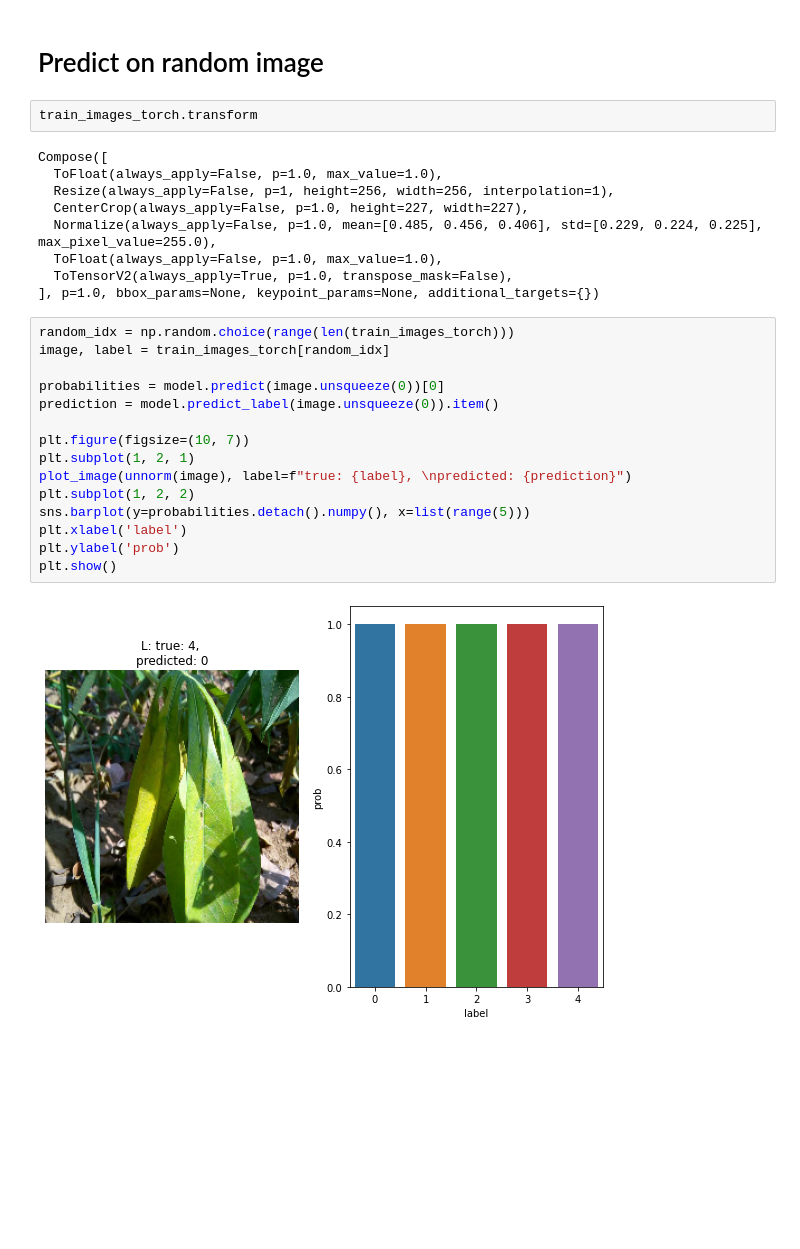
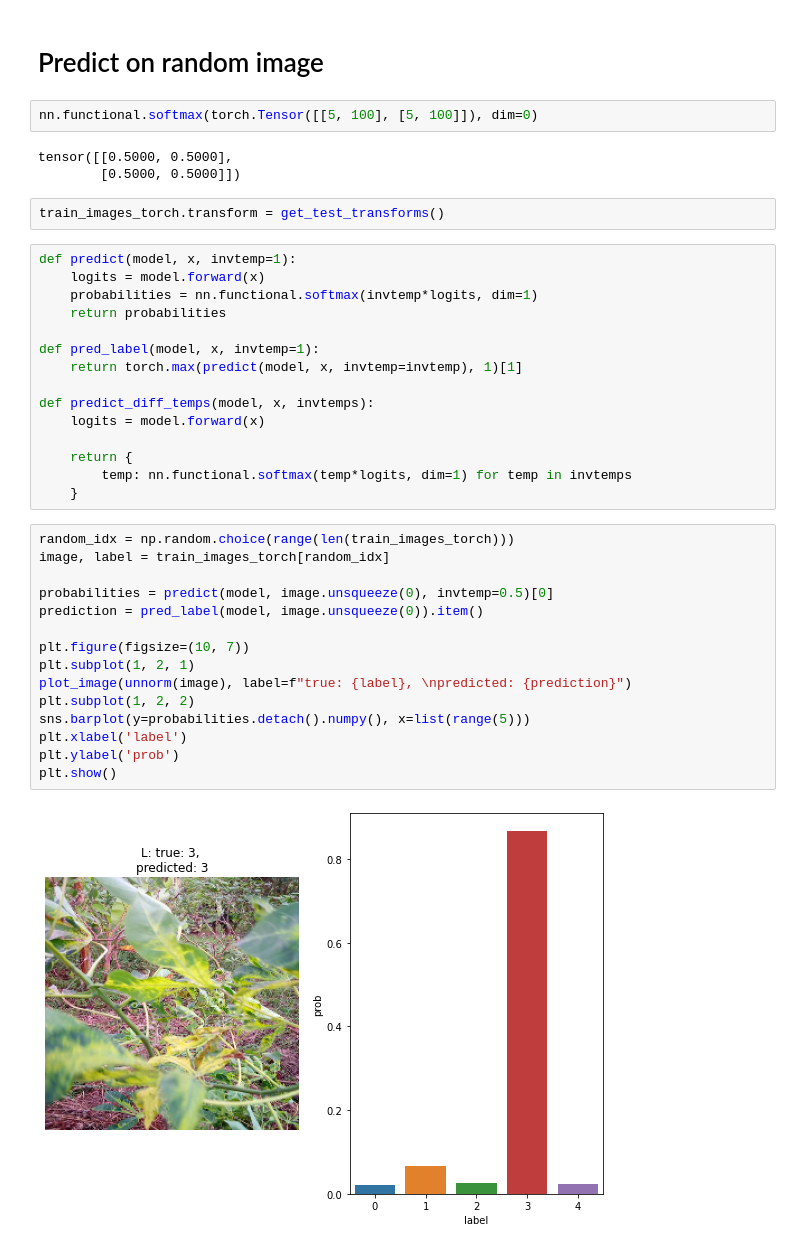
Before and after one commit to btseytlin/kaggle_cassava, a Jupyter notebook: notebooks/model_inspection.ipynb, the cells around one changed output. Saved outputs shown, nothing was run; the diff lists cells and outputs as text; blank space fills up the shorter version.

Commit message:
Add predict and in general make everything cool

```diff
--- a/notebooks/model_inspection.ipynb
+++ b/notebooks/model_inspection.ipynb
@@ -116,31 +118,42 @@ class UnNormalize(object):
 unnorm = UnNormalize([0.485, 0.456, 0.406], [0.229, 0.224, 0.225])
 # %% [markdown]
 # Predict on random image
+# %%
+nn.functional.softmax(torch.Tensor([[5, 100], [5, 100]]), dim=0)
+# %% [output]
+tensor([[0.5000, 0.5000],
+        [0.5000, 0.5000]])
 # %%
-train_images_torch.transform
+train_images_torch.transform = get_test_transforms()
-# %% [output]
-Compose([
-  ToFloat(always_apply=False, p=1.0, max_value=1.0),
-  Resize(always_apply=False, p=1, height=256, width=256, interpolation=1),
-  CenterCrop(always_apply=False, p=1.0, height=227, width=227),
-  Normalize(always_apply=False, p=1.0, mean=[0.485, 0.456, 0.406], std=[0.229, 0.224, 0.225], max_pixel_value=255.0),
-  ToFloat(always_apply=False, p=1.0, max_value=1.0),
-  ToTensorV2(always_apply=True, p=1.0, transpose_mask=False),
-], p=1.0, bbox_params=None, keypoint_params=None, additional_targets={})
+# %%
+def predict(model, x, invtemp=1):
+    logits = model.forward(x)
+    probabilities = nn.functional.softmax(invtemp*logits, dim=1)
+    return probabilities
+
+def pred_label(model, x, invtemp=1):
+    return torch.max(predict(model, x, invtemp=invtemp), 1)[1]
+
+def predict_diff_temps(model, x, invtemps):
+    logits = model.forward(x)
+
+    return {
+        temp: nn.functional.softmax(temp*logits, dim=1) for temp in invtemps
+    }
 # %%
 random_idx = np.random.choice(range(len(train_images_torch)))
 image, label = train_images_torch[random_idx]
 
-probabilities = model.predict(image.unsqueeze(0))[0]
-prediction = model.predict_label(image.unsqueeze(0)).item()
+probabilities = predict(model, image.unsqueeze(0), invtemp=0.5)[0]
+prediction = pred_label(model, image.unsqueeze(0)).item()
 
 plt.figure(figsize=(10, 7))
 plt.subplot(1, 2, 1)
 plot_image(unnorm(image), label=f"true: {label}, \npredicted: {prediction}")
 plt.subplot(1, 2, 2)
 sns.barplot(y=probabilities.detach().numpy(), x=list(range(5)))
 plt.xlabel('label')
 plt.ylabel('prob')
 plt.show()
 # %% [output]
-[figure, old version]
+[figure, new version]
```
Also changed, not shown: parts of 21 cells of this notebook, 9 other files.
